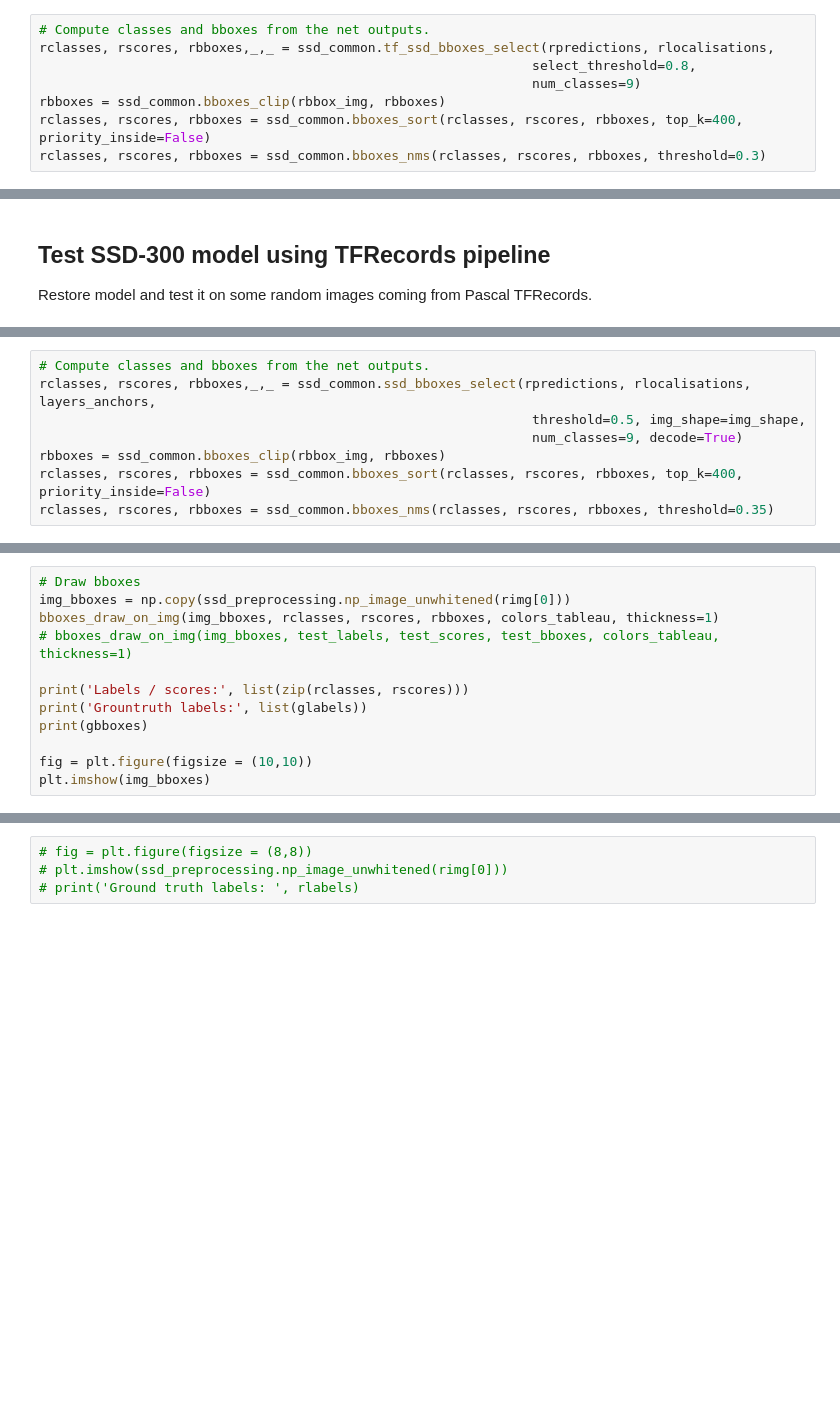
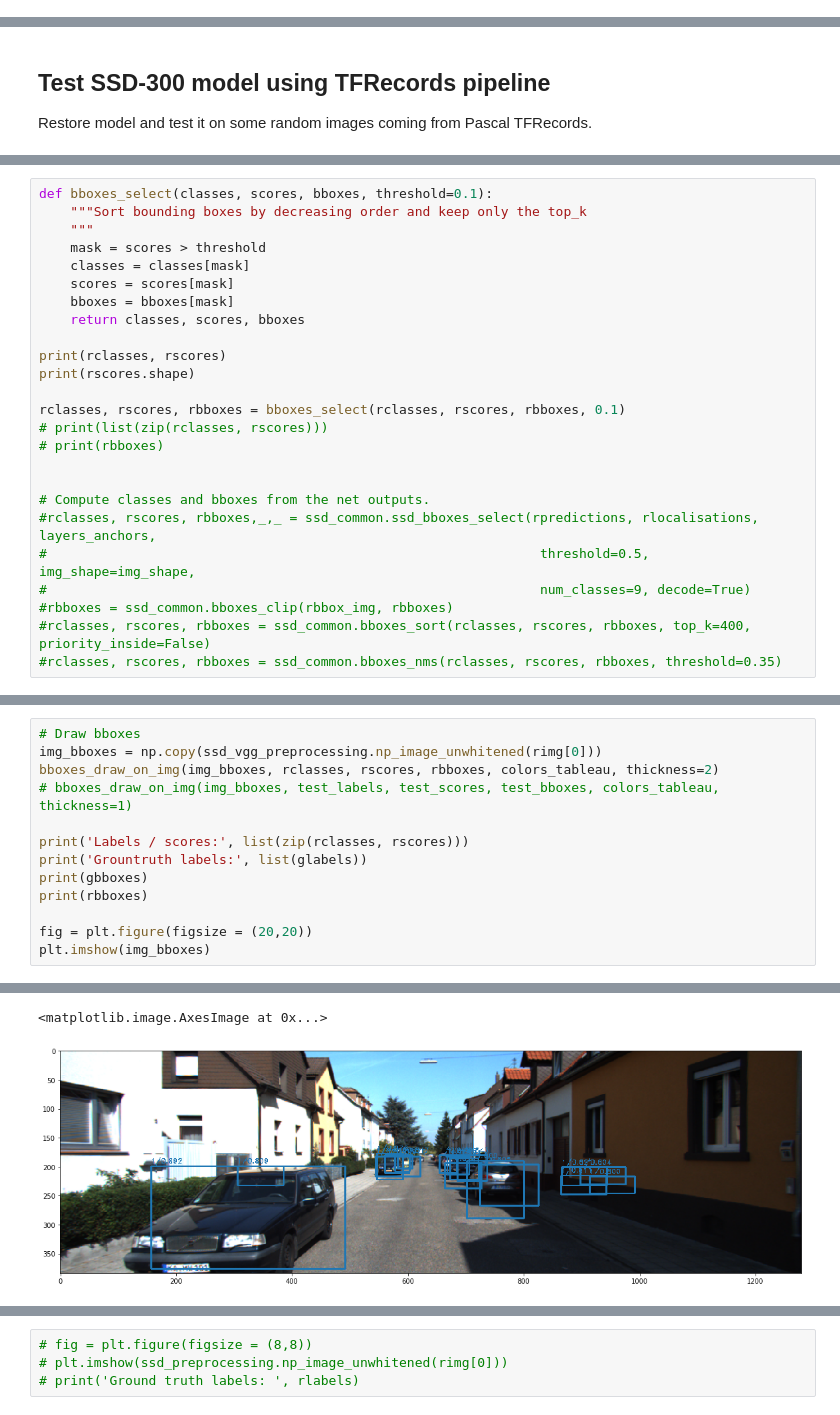
Before and after one commit to SeongHoonSeo/SSD-KITTI, a Jupyter notebook: notebooks/ssd_kitti_tests.ipynb, the cells around one changed output, grey strips where cells are left out. Saved outputs shown, nothing was run; the diff lists cells and outputs as text; blank space fills up the shorter version.

Commit message:
implement KITTI tests(jupyter notebook) to visualize detection boxes

```diff
--- a/notebooks/ssd_kitti_tests.ipynb
+++ b/notebooks/ssd_kitti_tests.ipynb
@@ -188,8 +148,0 @@ anchors = ssd.anchors(rimg.shape, dtype=np.float32)
-# %%
-# Compute classes and bboxes from the net outputs.
-rclasses, rscores, rbboxes,_,_ = ssd_common.tf_ssd_bboxes_select(rpredictions, rlocalisations,
-                                                               select_threshold=0.8,
-                                                               num_classes=9)
-rbboxes = ssd_common.bboxes_clip(rbbox_img, rbboxes)
-rclasses, rscores, rbboxes = ssd_common.bboxes_sort(rclasses, rscores, rbboxes, top_k=400, priority_inside=False)
-rclasses, rscores, rbboxes = ssd_common.bboxes_nms(rclasses, rscores, rbboxes, threshold=0.3)
@@ -278,9 +227,26 @@ saver.restore(isess, ckpt_filename)
                target_labels, target_localizations, target_scores])
 # %%
+def bboxes_select(classes, scores, bboxes, threshold=0.1):
+    """Sort bounding boxes by decreasing order and keep only the top_k
+    """
+    mask = scores > threshold
+    classes = classes[mask]
+    scores = scores[mask]
+    bboxes = bboxes[mask]
+    return classes, scores, bboxes
+
+print(rclasses, rscores)
+print(rscores.shape)
+
+rclasses, rscores, rbboxes = bboxes_select(rclasses, rscores, rbboxes, 0.1)
+# print(list(zip(rclasses, rscores)))
+# print(rbboxes)
+
+
 # Compute classes and bboxes from the net outputs.
-rclasses, rscores, rbboxes,_,_ = ssd_common.ssd_bboxes_select(rpredictions, rlocalisations, layers_anchors,
-                                                               threshold=0.5, img_shape=img_shape,
-                                                               num_classes=9, decode=True)
-rbboxes = ssd_common.bboxes_clip(rbbox_img, rbboxes)
-rclasses, rscores, rbboxes = ssd_common.bboxes_sort(rclasses, rscores, rbboxes, top_k=400, priority_inside=False)
-rclasses, rscores, rbboxes = ssd_common.bboxes_nms(rclasses, rscores, rbboxes, threshold=0.35)
+#rclasses, rscores, rbboxes,_,_ = ssd_common.ssd_bboxes_select(rpredictions, rlocalisations, layers_anchors,
+#                                                               threshold=0.5, img_shape=img_shape,
+#                                                               num_classes=9, decode=True)
+#rbboxes = ssd_common.bboxes_clip(rbbox_img, rbboxes)
+#rclasses, rscores, rbboxes = ssd_common.bboxes_sort(rclasses, rscores, rbboxes, top_k=400, priority_inside=False)
+#rclasses, rscores, rbboxes = ssd_common.bboxes_nms(rclasses, rscores, rbboxes, threshold=0.35)
@@ -287,12 +271,14 @@ rclasses, rscores, rbboxes = ssd_common.bboxes_nms(rclasses, rscores, rbboxes, t
 # %%
 # Draw bboxes
-img_bboxes = np.copy(ssd_preprocessing.np_image_unwhitened(rimg[0]))
-bboxes_draw_on_img(img_bboxes, rclasses, rscores, rbboxes, colors_tableau, thickness=1)
+img_bboxes = np.copy(ssd_vgg_preprocessing.np_image_unwhitened(rimg[0]))
+bboxes_draw_on_img(img_bboxes, rclasses, rscores, rbboxes, colors_tableau, thickness=2)
 # bboxes_draw_on_img(img_bboxes, test_labels, test_scores, test_bboxes, colors_tableau, thickness=1)
 
 print('Labels / scores:', list(zip(rclasses, rscores)))
 print('Grountruth labels:', list(glabels))
 print(gbboxes)
+print(rbboxes)
 
-fig = plt.figure(figsize = (10,10))
+fig = plt.figure(figsize = (20,20))
 plt.imshow(img_bboxes)
+# %% [output]
@@ -299,3 +302,5 @@ plt.imshow(img_bboxes)
+<matplotlib.image.AxesImage at 0x...>
+[figure, added]
 # %%
 test_bboxes = []
 test_labels = []
```
Also changed, not shown: parts of 43 cells of this notebook, 2 other files.
